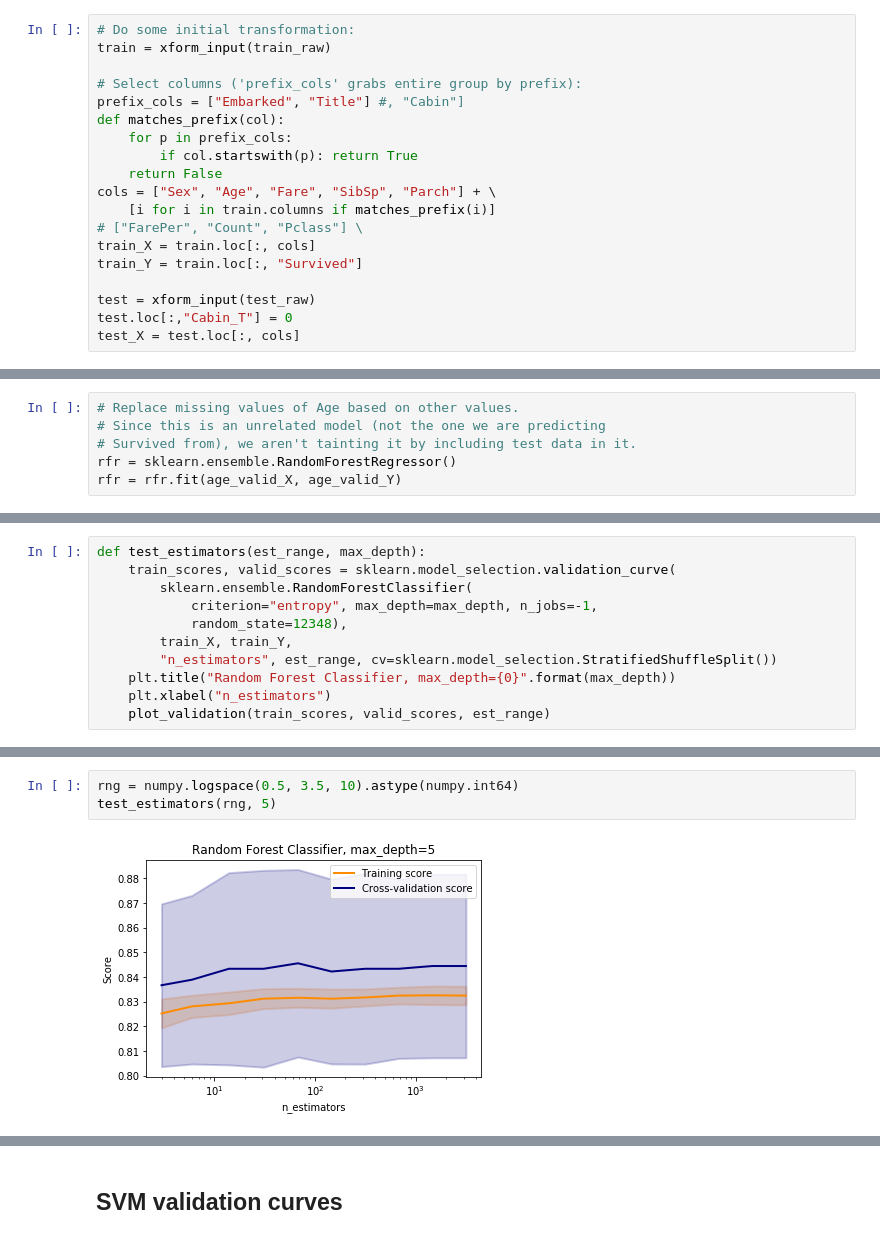
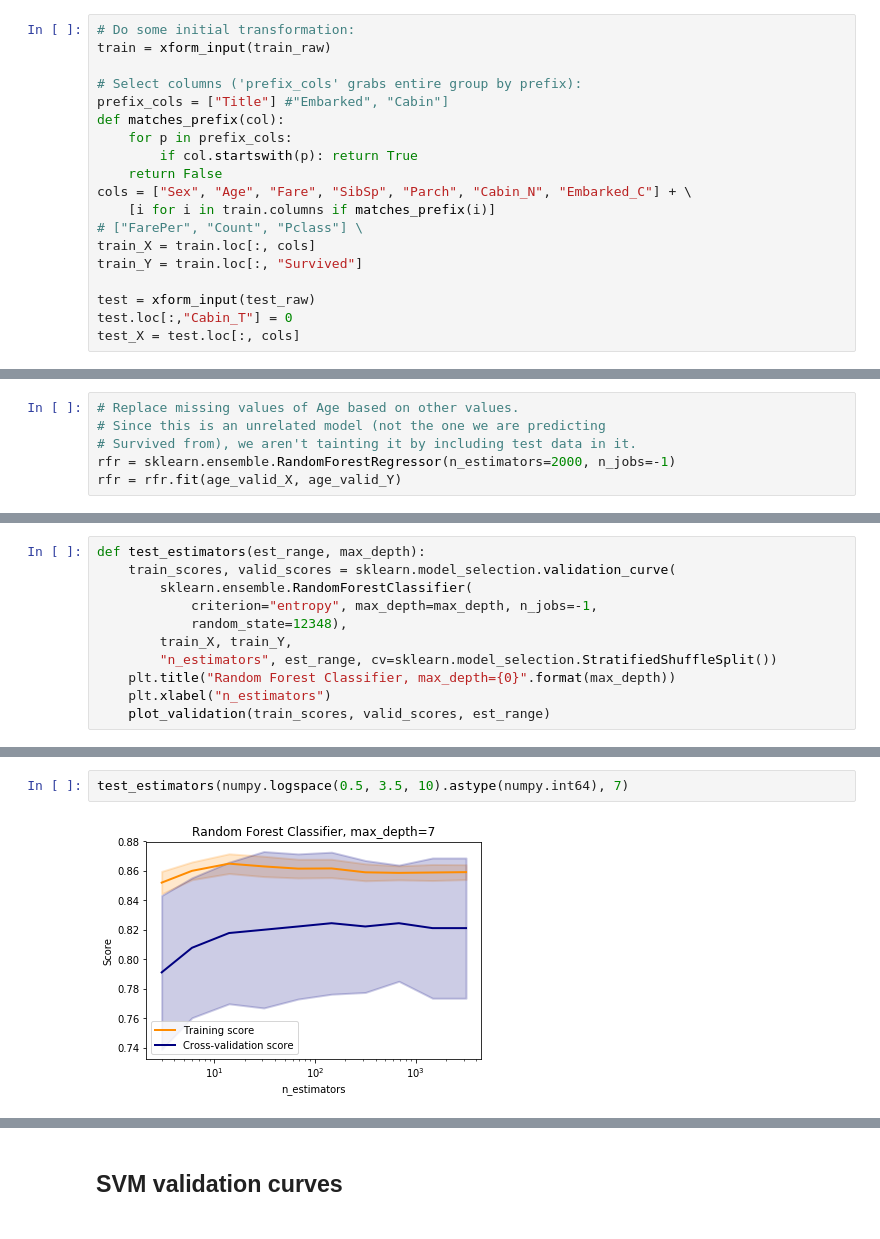
Before and after one commit to Hodapp87/kaggle-titanic, a Jupyter notebook: Scratch for Titanic competition on Kaggle.ipynb, the cells around one changed output, grey strips where cells are left out. Drawn from its saved outputs; the diff is of its cells as text.

```diff
--- a/Scratch for Titanic competition on Kaggle.ipynb
+++ b/Scratch for Titanic competition on Kaggle.ipynb
@@ -98,12 +98,12 @@ train_raw.head(5)
 train = xform_input(train_raw)
 
 # Select columns ('prefix_cols' grabs entire group by prefix):
-prefix_cols = ["Embarked", "Title"] #, "Cabin"]
+prefix_cols = ["Title"] #"Embarked", "Cabin"]
 def matches_prefix(col):
     for p in prefix_cols:
         if col.startswith(p): return True
     return False
-cols = ["Sex", "Age", "Fare", "SibSp", "Parch"] + \
+cols = ["Sex", "Age", "Fare", "SibSp", "Parch", "Cabin_N", "Embarked_C"] + \
     [i for i in train.columns if matches_prefix(i)]
 # ["FarePer", "Count", "Pclass"] \
 train_X = train.loc[:, cols]
@@ -165,7 +164,7 @@ dtype: int64
 # Replace missing values of Age based on other values.
 # Since this is an unrelated model (not the one we are predicting
 # Survived from), we aren't tainting it by including test data in it.
-rfr = sklearn.ensemble.RandomForestRegressor()
+rfr = sklearn.ensemble.RandomForestRegressor(n_estimators=2000, n_jobs=-1)
 rfr = rfr.fit(age_valid_X, age_valid_Y)
 # %%
 train_X.loc[mask_train, "Age"] = rfr.predict(train_age_null)
@@ -359,5 +360,4 @@ test_estimators(rng, 4)
 # %%
-rng = numpy.logspace(0.5, 3.5, 10).astype(numpy.int64)
-test_estimators(rng, 5)
+test_estimators(numpy.logspace(0.5, 3.5, 10).astype(numpy.int64), 7)
 # %% [output]
-[figure, old version]
+[figure, new version]
```
Also changed, not shown: parts of 27 cells of this notebook.
